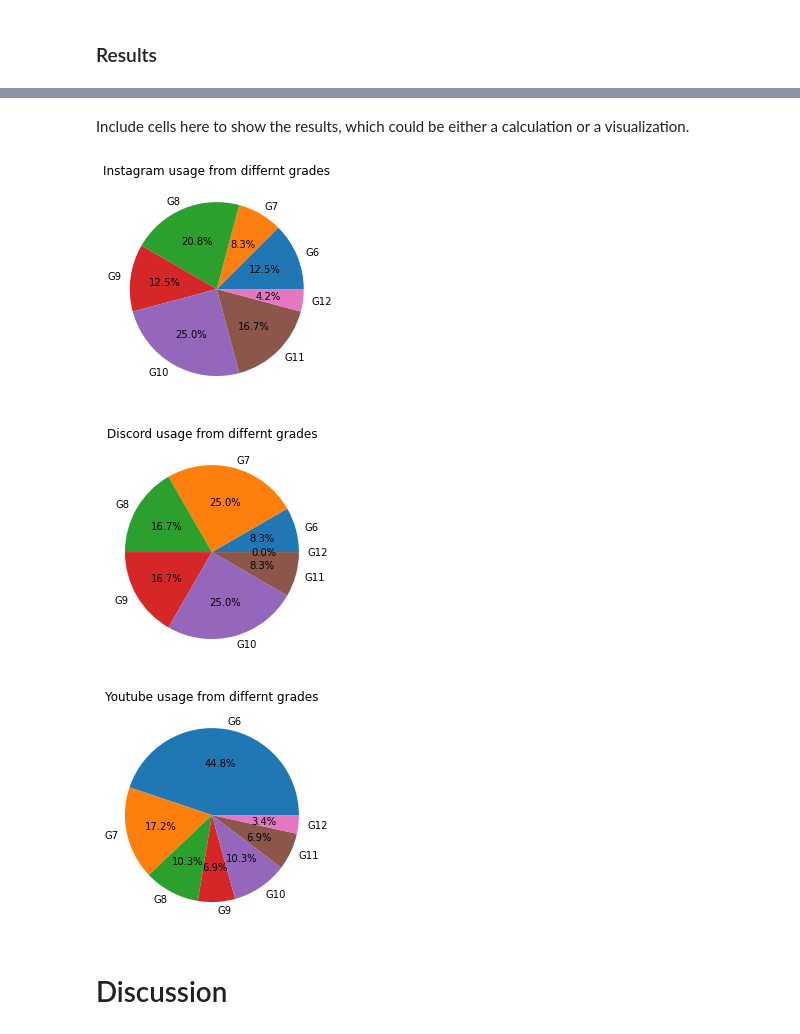
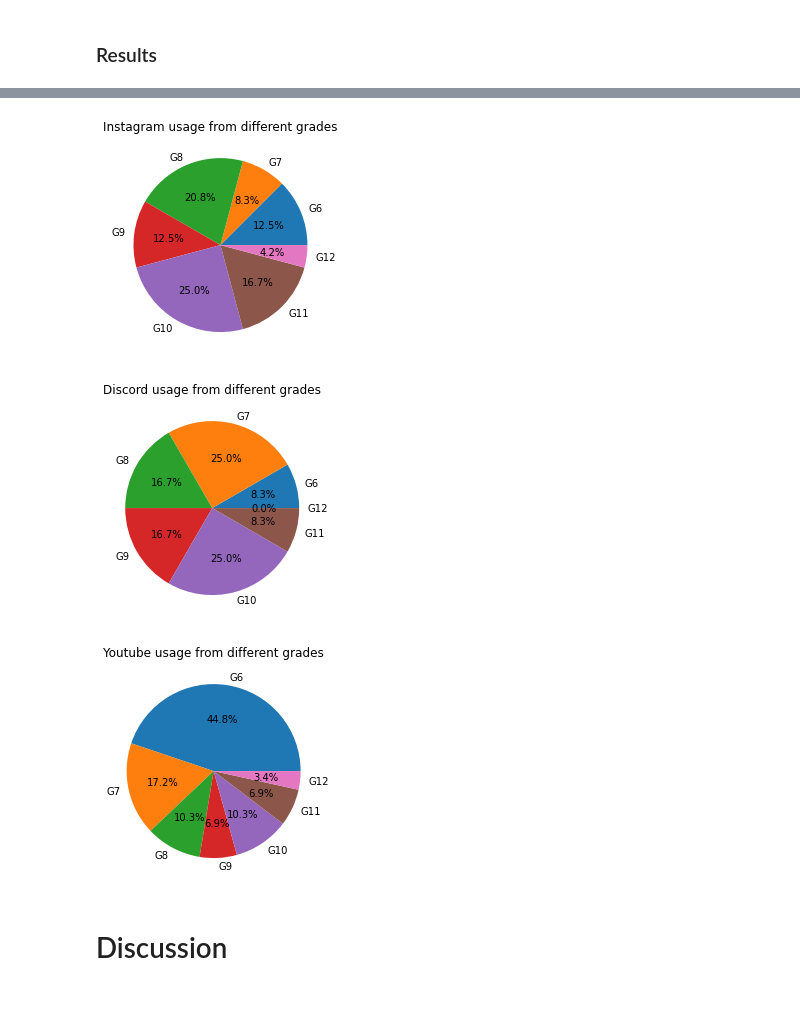
Before and after one commit to the-isf-academy/project-data-science-example, a Jupyter notebook: project.ipynb, the cells around one changed output, grey strips where cells are left out. Saved outputs shown, nothing was run; the diff lists cells and outputs as text; code cells hidden in the pictures; blank space fills up the shorter version.

```diff
--- a/project.ipynb
+++ b/project.ipynb
@@ -141,6 +121,8 @@ The data which I will use includes grade and most used social media apps.To help
 # %% [markdown]
 ### Results
 # %%
-i = df.loc[(df["most_used_sm_platforms"]== "Instagram")].loc[(df["grade"]== 6)]["grade"].count()
-print(i)
+# filtering the data for 2 specific columns which will be used and dropping blank rows
+
+grade_sm_df = df[["most_used_sm_platforms","grade"]].dropna()
+grade_sm_df.head()
 # %% [output]
@@ -156,27 +135,25 @@ df.loc[(df["most_used_sm_platforms"]== "Instagram")].loc[(df["grade"]== 6)]
-# %% [markdown]
-Include cells here to show the results, which could be either a calculation or a visualization.
 # %%
 # The following code will count the numebr of students in a specified range
 
-Instagram_g6 = df.loc[(df["most_used_sm_platforms"]== "Instagram")].loc[(df["grade"]== 6)]["grade"].count()
-Instagram_g7 = df.loc[(df["most_used_sm_platforms"]== "Instagram")].loc[(df["grade"]== 7)]["grade"].count()
-Instagram_g8 = df.loc[(df["most_used_sm_platforms"]== "Instagram")].loc[(df["grade"]== 8)]["grade"].count()
-Instagram_g9 = df.loc[(df["most_used_sm_platforms"]== "Instagram")].loc[(df["grade"]== 9)]["grade"].count()
-Instagram_g10 = df.loc[(df["most_used_sm_platforms"]== "Instagram")].loc[(df["grade"]== 10)]["grade"].count()
-Instagram_g11 = df.loc[(df["most_used_sm_platforms"]== "Instagram")].loc[(df["grade"]== 11)]["grade"].count()
-Instagram_g12 = df.loc[(df["most_used_sm_platforms"]== "Instagram")].loc[(df["grade"]== 12)]["grade"].count()
+Instagram_g6 = grade_sm_df.query("most_used_sm_platforms == 'Instagram' & grade == 6")['grade'].count()
+Instagram_g7 = grade_sm_df.query("most_used_sm_platforms == 'Instagram' & grade == 7")['grade'].count()
+Instagram_g8 = grade_sm_df.query("most_used_sm_platforms == 'Instagram' & grade == 8")['grade'].count()
+Instagram_g9 = grade_sm_df.query("most_used_sm_platforms == 'Instagram' & grade == 9")['grade'].count()
+Instagram_g10 = grade_sm_df.query("most_used_sm_platforms == 'Instagram' & grade == 10")['grade'].count()
+Instagram_g11 = grade_sm_df.query("most_used_sm_platforms == 'Instagram' & grade == 11")['grade'].count()
+Instagram_g12 = grade_sm_df.query("most_used_sm_platforms == 'Instagram' & grade == 12")['grade'].count()
+
 Grades = ["G6","G7","G8","G9","G10","G11","G12"]
 Instagram_grade = [Instagram_g6, Instagram_g7, Instagram_g8, Instagram_g9, Instagram_g10, Instagram_g11, Instagram_g12]
 # %%
 # Code to create the pie chart
-Grades = ["G6","G7","G8","G9","G10","G11","G12"]
-Instagram_grade = [Instagram_g6, Instagram_g7, Instagram_g8, Instagram_g9, Instagram_g10, Instagram_g11, Instagram_g12]
 
 plt.pie(Instagram_grade,            # sets data
         labels = Grades,   # sets labels
         autopct='%1.1f%%')          # displays values
+
 plt.title('Instagram usage from different grades')
 plt.show()
 # %% [output]
-[figure, old version]
+[figure, new version]
 # %%
@@ -194,16 +172,13 @@ Discord_grade = [Discord_g6, Discord_g7, Discord_g8, Discord_g9, Discord_g10, Di
 # %%
 # Code to create the pie chart
+plt.pie(discord_count,            # sets data
+        labels = grades,   # sets labels
+        autopct='%1.1f%%')          # displays values
 
-Grades = ["G6","G7","G8","G9","G10","G11","G12"]
-Discord_grade = [Discord_g6, Discord_g7, Discord_g8, Discord_g9, Discord_g10, Discord_g11, Discord_g12]
-
-plt.pie(Discord_grade,            # sets data
-        labels = Grades,   # sets labels
-        autopct='%1.1f%%')          # displays values
 plt.title('Discord usage from different grades')
 plt.show()
 # %% [output]
-[figure, old version]
+[figure, new version]
 # %%
 # The following code will count the numebr of students in a specified range
 
@@ -218,17 +194,13 @@ Grades = ["G6","G7","G8","G9","G10","G11","G12"]
 Youtube_grade = [Youtube_g6, Youtube_g7, Youtube_g8, Youtube_g9, Youtube_g10, Youtube_g11, Youtube_g12]
 # %%
 # Code to create the pie chart
-
-Grades = ["G6","G7","G8","G9","G10","G11","G12"]
-Youtube_grade = [Youtube_g6, Youtube_g7, Youtube_g8, Youtube_g9, Youtube_g10, Youtube_g11, Youtube_g12]
-
 plt.pie(Youtube_grade,            # sets data
         labels = Grades,   # sets labels
         autopct='%1.1f%%')          # displays values
 plt.title('Youtube usage from different grades')
 plt.show()
 # %% [output]
-[figure, old version]
+[figure, new version]
 # %% [markdown]
 # Discussion
 # %% [markdown]
```
Also changed, not shown: parts of 21 cells of this notebook, 4 other files.
